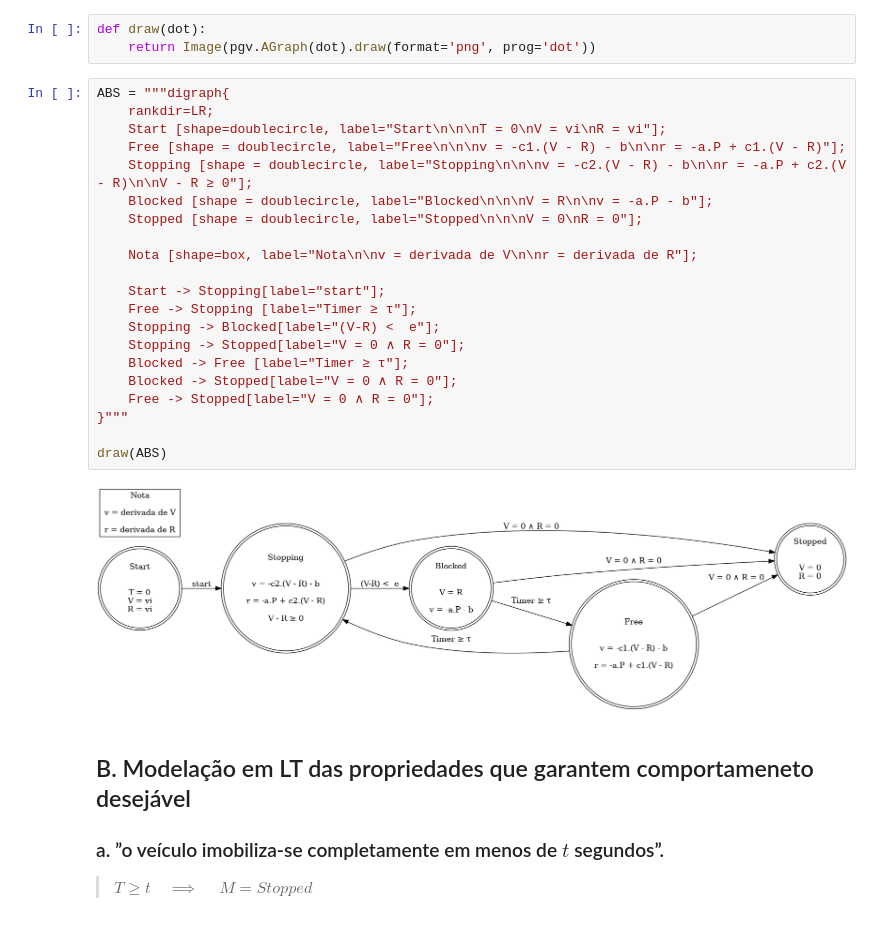
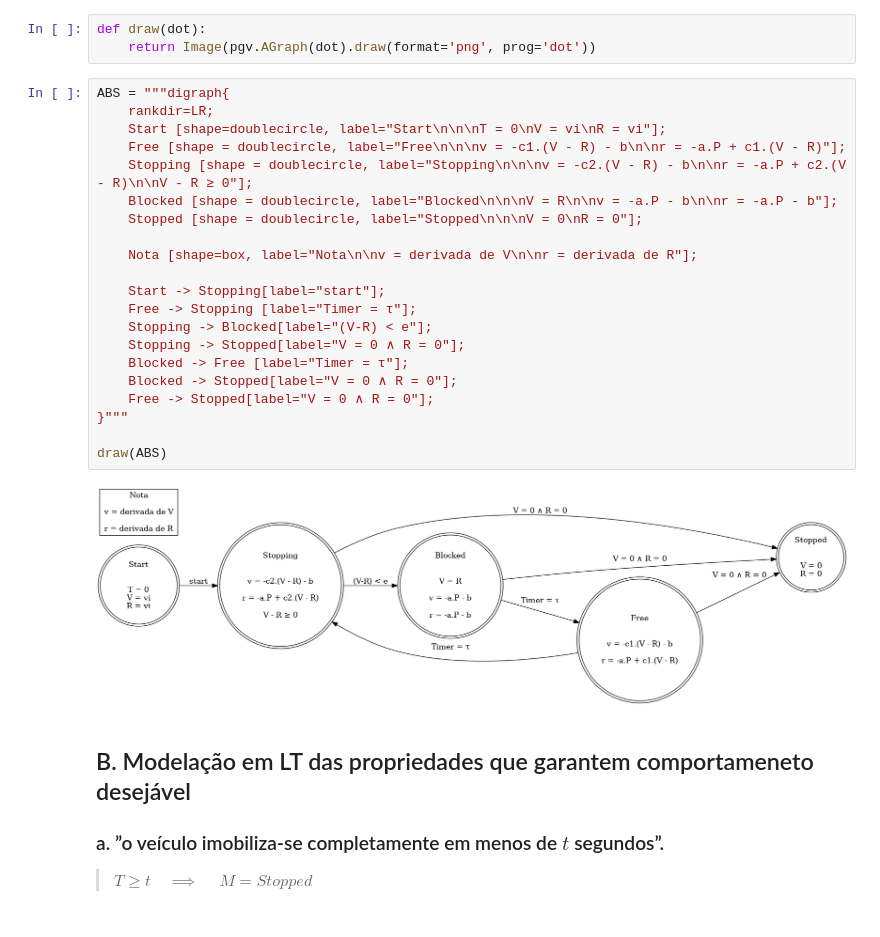
Before and after one commit to zoisper/LC-Projeto, a Jupyter notebook: 3/ABS.ipynb, the cells around one changed output. Cells and saved outputs as stored; diff of their text form.

```diff
--- a/3/ABS.ipynb
+++ b/3/ABS.ipynb
@@ -84,26 +85,26 @@ def draw(dot):
 # %%
 ABS = """digraph{
     rankdir=LR;
     Start [shape=doublecircle, label="Start\n\n\nT = 0\nV = vi\nR = vi"];
     Free [shape = doublecircle, label="Free\n\n\nv = -c1.(V - R) - b\n\nr = -a.P + c1.(V - R)"];
     Stopping [shape = doublecircle, label="Stopping\n\n\nv = -c2.(V - R) - b\n\nr = -a.P + c2.(V - R)\n\nV - R ≥ 0"];
-    Blocked [shape = doublecircle, label="Blocked\n\n\nV = R\n\nv = -a.P - b"];
+    Blocked [shape = doublecircle, label="Blocked\n\n\nV = R\n\nv = -a.P - b\n\nr = -a.P - b"];
     Stopped [shape = doublecircle, label="Stopped\n\n\nV = 0\nR = 0"];
 
     Nota [shape=box, label="Nota\n\nv = derivada de V\n\nr = derivada de R"];
 
     Start -> Stopping[label="start"];
-    Free -> Stopping [label="Timer ≥ τ"];
-    Stopping -> Blocked[label="(V-R) <  e"];
+    Free -> Stopping [label="Timer = τ"];
+    Stopping -> Blocked[label="(V-R) < e"];
     Stopping -> Stopped[label="V = 0 ∧ R = 0"];
-    Blocked -> Free [label="Timer ≥ τ"];
+    Blocked -> Free [label="Timer = τ"];
     Blocked -> Stopped[label="V = 0 ∧ R = 0"];
     Free -> Stopped[label="V = 0 ∧ R = 0"];
 }"""
 
 draw(ABS)
 # %% [output]
-[figure, old version]
+[figure, new version]
 # %% [markdown]
 ## B. Modelação em LT das propriedades que garantem comportameneto desejável
 ### a. ”o veículo imobiliza-se completamente em menos de $t$ segundos”.<br>
```
Also changed, not shown: parts of 7 cells of this notebook.
